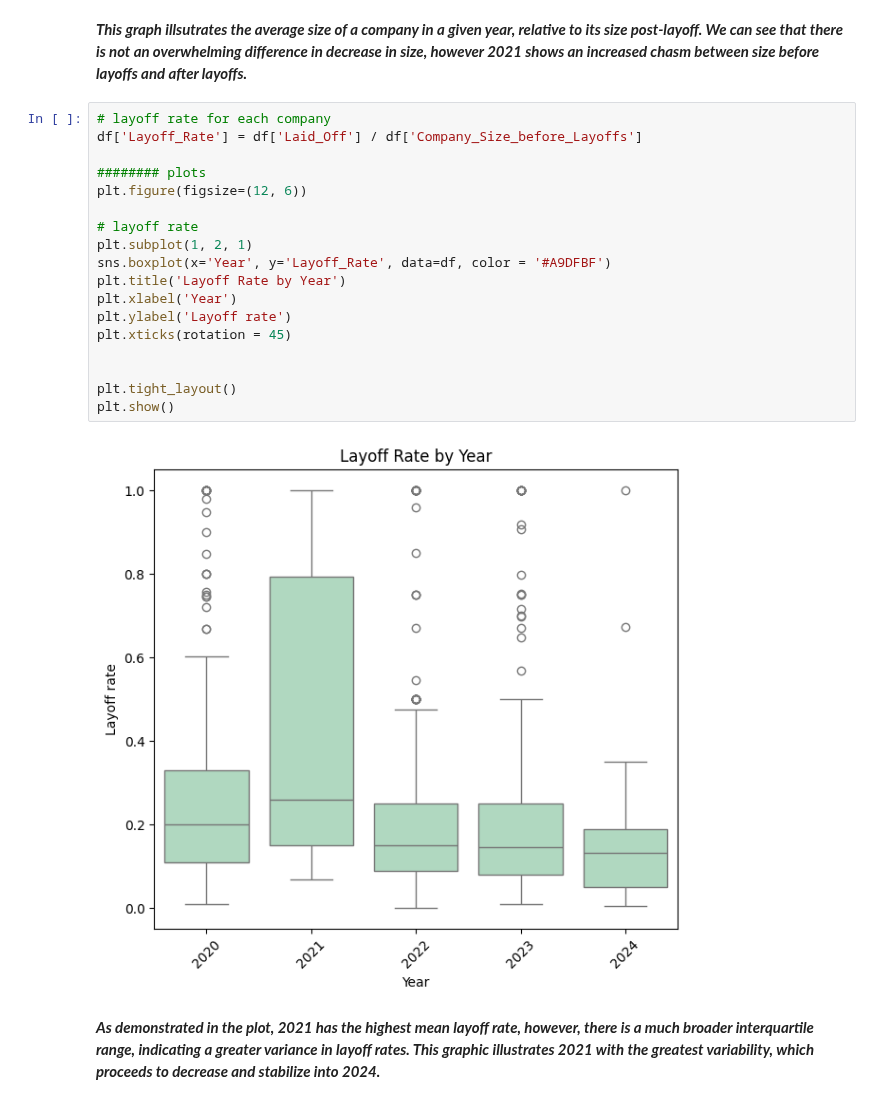
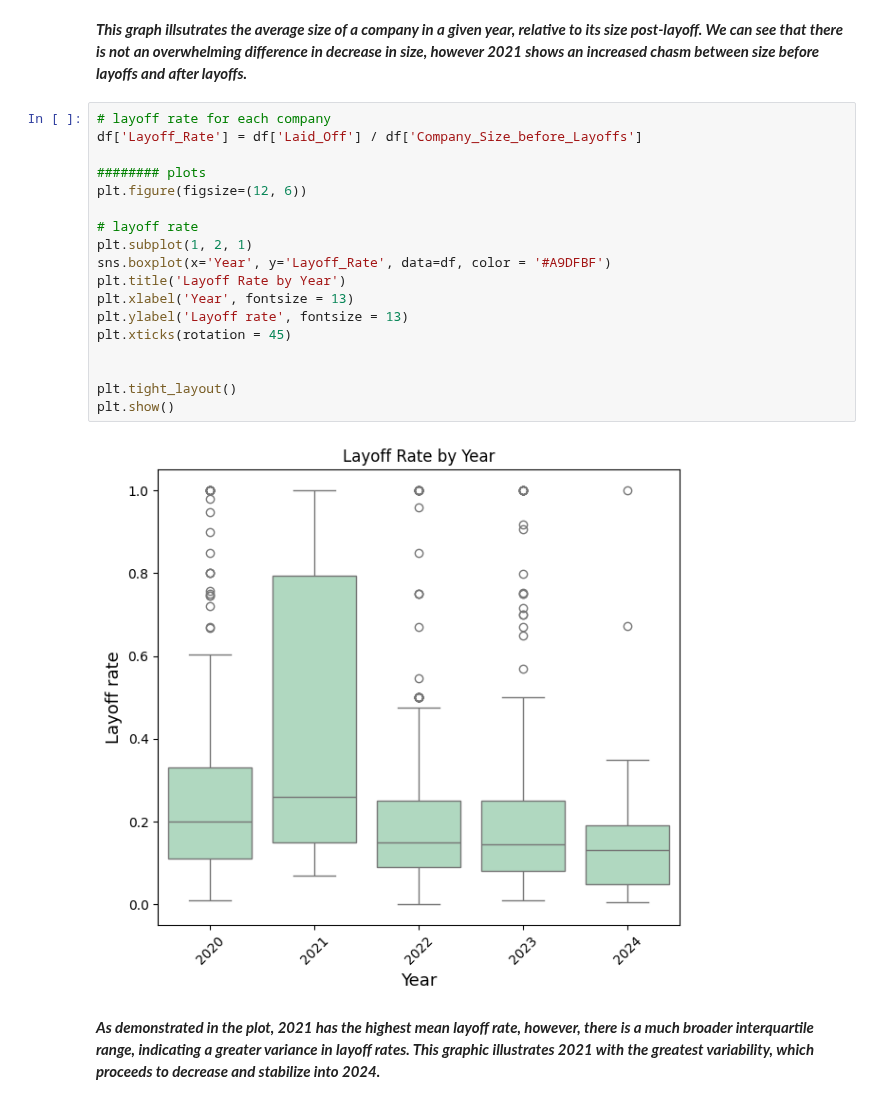
Before and after one commit to COGS108/Group019_WI24, a Jupyter notebook: EDACheckpoint_Group019_WI24.ipynb, the cells around one changed output. Drawn from its saved outputs; the diff is of its cells as text.

```diff
--- a/EDACheckpoint_Group019_WI24.ipynb
+++ b/EDACheckpoint_Group019_WI24.ipynb
@@ -320,23 +320,23 @@ plt.grid(True)
 # %%
 # layoff rate for each company
 df['Layoff_Rate'] = df['Laid_Off'] / df['Company_Size_before_Layoffs']
 
 ######## plots
 plt.figure(figsize=(12, 6))
 
 # layoff rate
 plt.subplot(1, 2, 1)
 sns.boxplot(x='Year', y='Layoff_Rate', data=df, color = '#A9DFBF')
 plt.title('Layoff Rate by Year')
-plt.xlabel('Year')
-plt.ylabel('Layoff rate')
+plt.xlabel('Year', fontsize = 13)
+plt.ylabel('Layoff rate', fontsize = 13)
 plt.xticks(rotation = 45)
 
 
 plt.tight_layout()
 plt.show()
 # %% [output]
-[figure, old version]
+[figure, new version]
 # %% [markdown]
 ***As demonstrated in the plot, 2021 has the highest mean layoff rate, however, there is a much broader interquartile range, indicating a greater variance in layoff rates. This graphic illustrates 2021 with the greatest variability, which proceeds to decrease and stabilize into 2024.***
 # %% [markdown]
```
Also changed, not shown: parts of 7 cells of this notebook.
